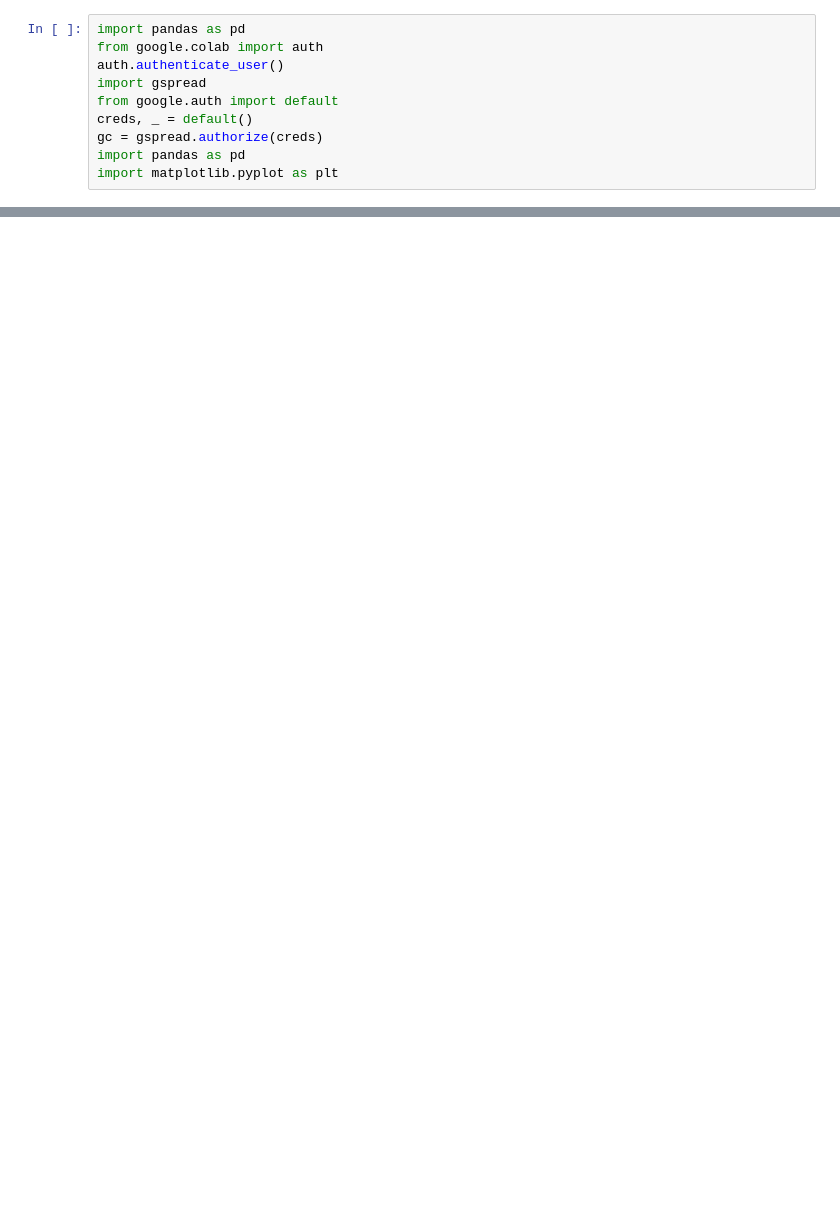
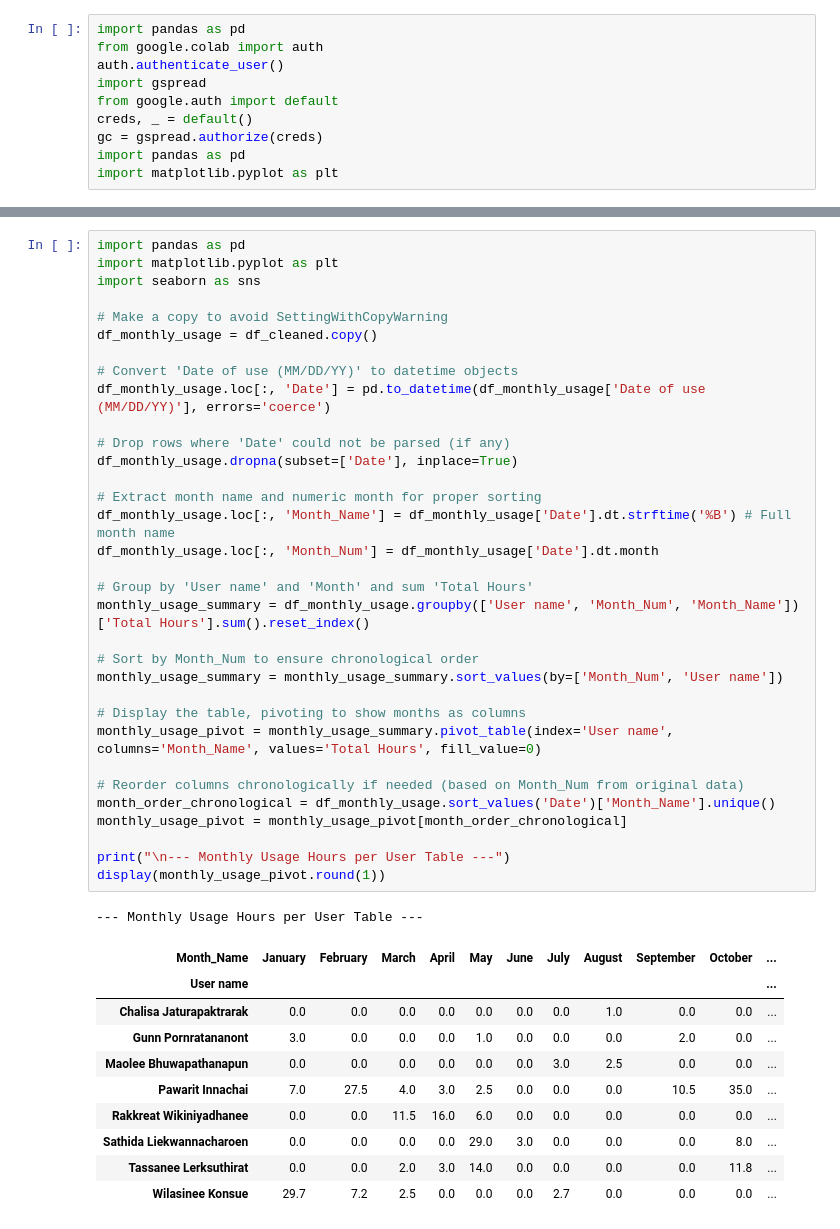
Before and after one commit to tlerksuthirat/lab_management, a Jupyter notebook: Motorized_Upright_Microscope_Usage.ipynb, the cells around one changed output, grey strips where cells are left out. Drawn from its saved outputs; the diff is of its cells as text; blank space fills up the shorter version.

```diff
--- a/Motorized_Upright_Microscope_Usage.ipynb
+++ b/Motorized_Upright_Microscope_Usage.ipynb
@@ -218,0 +154,45 @@ Total Usage Time Across All Users: 161.92 hours
+# %%
+import pandas as pd
+import matplotlib.pyplot as plt
+import seaborn as sns
+
+# Make a copy to avoid SettingWithCopyWarning
+df_monthly_usage = df_cleaned.copy()
+
+# Convert 'Date of use (MM/DD/YY)' to datetime objects
+df_monthly_usage.loc[:, 'Date'] = pd.to_datetime(df_monthly_usage['Date of use (MM/DD/YY)'], errors='coerce')
+
+# Drop rows where 'Date' could not be parsed (if any)
+df_monthly_usage.dropna(subset=['Date'], inplace=True)
+
+# Extract month name and numeric month for proper sorting
+df_monthly_usage.loc[:, 'Month_Name'] = df_monthly_usage['Date'].dt.strftime('%B') # Full month name
+df_monthly_usage.loc[:, 'Month_Num'] = df_monthly_usage['Date'].dt.month
+
+# Group by 'User name' and 'Month' and sum 'Total Hours'
+monthly_usage_summary = df_monthly_usage.groupby(['User name', 'Month_Num', 'Month_Name'])['Total Hours'].sum().reset_index()
+
+# Sort by Month_Num to ensure chronological order
+monthly_usage_summary = monthly_usage_summary.sort_values(by=['Month_Num', 'User name'])
+
+# Display the table, pivoting to show months as columns
+monthly_usage_pivot = monthly_usage_summary.pivot_table(index='User name', columns='Month_Name', values='Total Hours', fill_value=0)
+
+# Reorder columns chronologically if needed (based on Month_Num from original data)
+month_order_chronological = df_monthly_usage.sort_values('Date')['Month_Name'].unique()
+monthly_usage_pivot = monthly_usage_pivot[month_order_chronological]
+
+print("\n--- Monthly Usage Hours per User Table ---")
+display(monthly_usage_pivot.round(1))
+# %% [output]
+--- Monthly Usage Hours per User Table ---
+| Month_Name | January | February | March | April | May | June | July | August | September | October | ... |
+| User name |  |  |  |  |  |  |  |  |  |  | ... |
+| Chalisa Jaturapaktrarak | 0.0 | 0.0 | 0.0 | 0.0 | 0.0 | 0.0 | 0.0 | 1.0 | 0.0 | 0.0 | ... |
+| Gunn Pornratananont | 3.0 | 0.0 | 0.0 | 0.0 | 1.0 | 0.0 | 0.0 | 0.0 | 2.0 | 0.0 | ... |
+| Maolee Bhuwapathanapun | 0.0 | 0.0 | 0.0 | 0.0 | 0.0 | 0.0 | 3.0 | 2.5 | 0.0 | 0.0 | ... |
+| Pawarit Innachai | 7.0 | 27.5 | 4.0 | 3.0 | 2.5 | 0.0 | 0.0 | 0.0 | 10.5 | 35.0 | ... |
+| Rakkreat Wikiniyadhanee | 0.0 | 0.0 | 11.5 | 16.0 | 6.0 | 0.0 | 0.0 | 0.0 | 0.0 | 0.0 | ... |
+| Sathida Liekwannacharoen | 0.0 | 0.0 | 0.0 | 0.0 | 29.0 | 3.0 | 0.0 | 0.0 | 0.0 | 8.0 | ... |
+| Tassanee Lerksuthirat | 0.0 | 0.0 | 2.0 | 3.0 | 14.0 | 0.0 | 0.0 | 0.0 | 0.0 | 11.8 | ... |
+| Wilasinee Konsue | 29.7 | 7.2 | 2.5 | 0.0 | 0.0 | 0.0 | 2.7 | 0.0 | 0.0 | 0.0 | ... |
```
Also changed, not shown: parts of 24 cells of this notebook.
